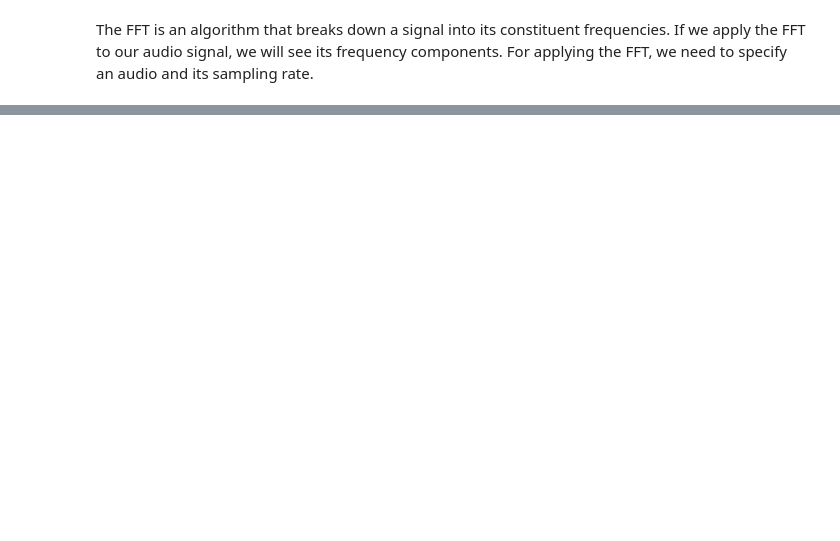
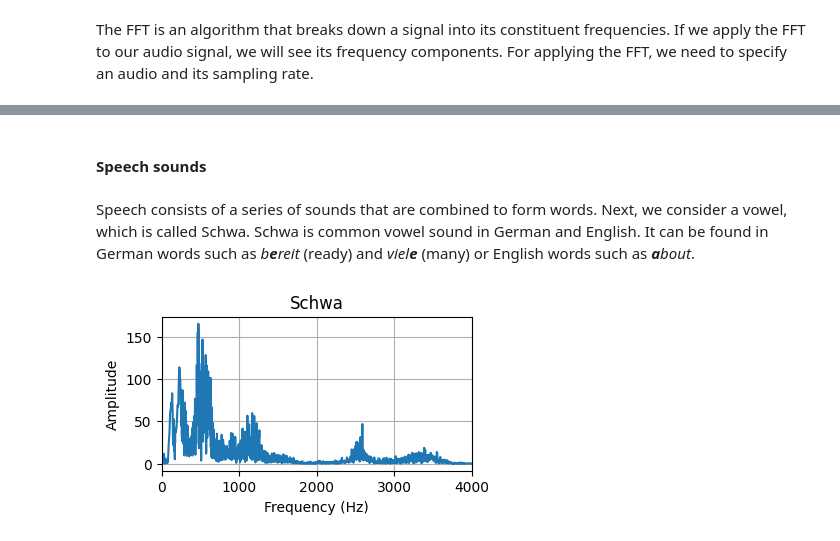
Before and after one commit to aihpi/video-search, a Jupyter notebook: learning-materials/digital_signal_processing.ipynb, the cells around one changed output, grey strips where cells are left out. Saved outputs shown, nothing was run; the diff lists cells and outputs as text; code cells hidden in the pictures; blank space fills up the shorter version.

```diff
--- a/learning-materials/digital_signal_processing.ipynb
+++ b/learning-materials/digital_signal_processing.ipynb
@@ -113,0 +162,15 @@ RuntimeError: Failed to open the input "../data/3sec_Beethoven_ Symphony5.wav" (
+# %% [markdown]
+#### Speech sounds
+# %% [markdown]
+Speech consists of a series of sounds that are combined to form words. Next, we consider a vowel, which is called Schwa. Schwa is common vowel sound in German and English. It can be found in German words such as *b**e**reit* (ready) and *viel**e*** (many) or English words such as ***a**bout*.
+# %%
+schwa, srSchwa= librosa.load("./data/Schwa.ogg.mp3", sr=None)
+
+plt = apply_fft(audio=schwa, sampling_rate=srSchwa)
+plt.xlim(0,4000)
+plt.title("Schwa")
+plt.show()
+
+ipyd.Audio(data=schwa, rate=srSchwa)
+# %% [output]
+[figure, added]
```
Also changed, not shown: parts of 33 cells of this notebook, 3 other files.
